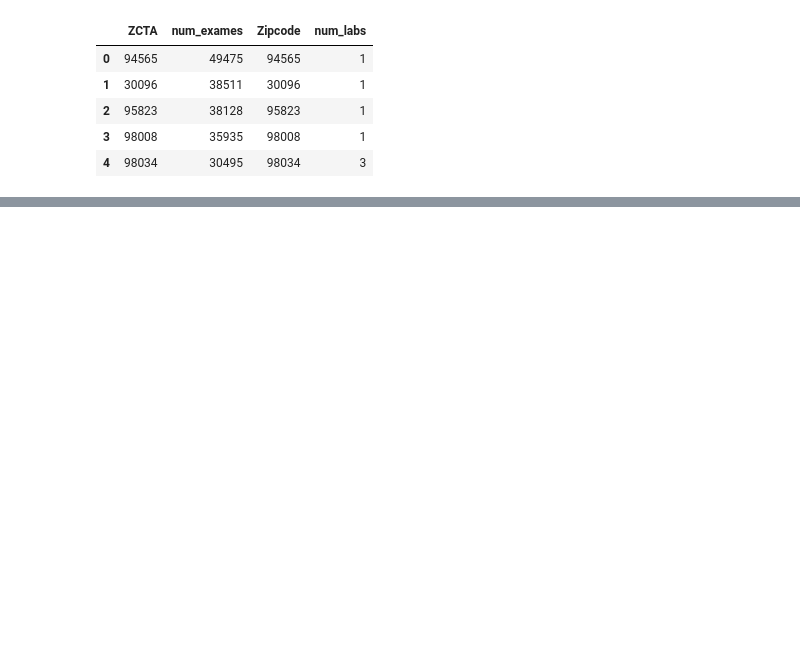
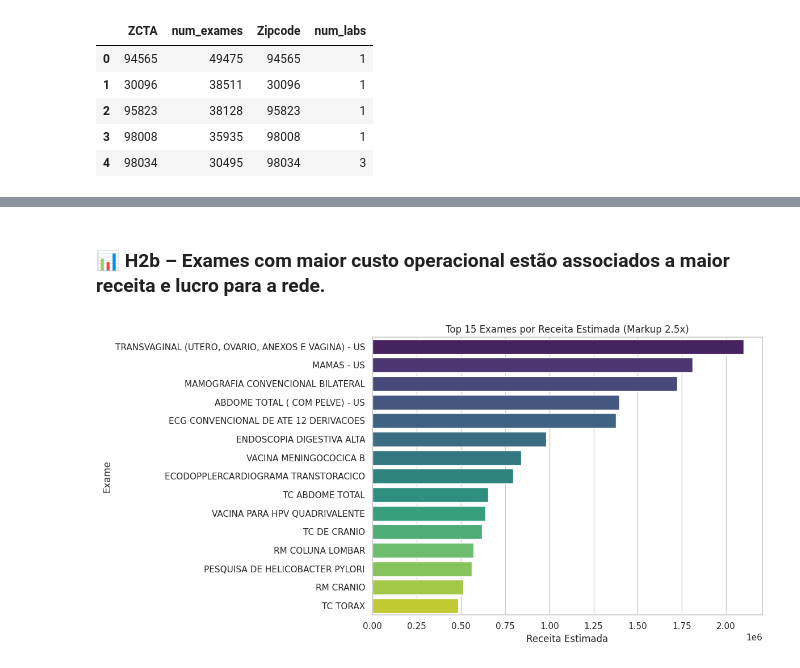
Before and after one commit to ezschneider/labs-strategic-expansion, a Jupyter notebook: notebooks/H2_actual_exams_performace.ipynb, the cells around one changed output, grey strips where cells are left out. Saved outputs shown, nothing was run; the diff lists cells and outputs as text; code cells hidden in the pictures; blank space fills up the shorter version.

```diff
--- a/notebooks/H2_actual_exams_performace.ipynb
+++ b/notebooks/H2_actual_exams_performace.ipynb
@@ -292,0 +339,26 @@ IFrame('../reports/top15_zctas_labs.html', width=900, height=600)
+# %% [markdown]
+### 📊 H2b – Exames com maior custo operacional estão associados a maior receita e lucro para a rede.
+# %%
+exam_freq = dfs['transactional'].groupby('CodItem').size().reset_index(name='num_exames')
+
+exam_analysis = exam_freq.merge(dfs['exams'][['CodItem', 'Desc Item', 'Testing Cost']], on='CodItem', how='left')
+exam_analysis['Testing Cost'] = exam_analysis['Testing Cost'].astype(str).str.replace(',', '.').astype(float)
+
+# Estima preço cobrado com markup de 2.5x sobre o custo
+exam_analysis['preco_estimado'] = exam_analysis['Testing Cost'] * 2.5
+
+# Estima receita por tipo de exame
+exam_analysis['receita_estimada'] = exam_analysis['preco_estimado'] * exam_analysis['num_exames']
+
+# Ordena pelos exames com maior receita estimada
+top_receita = exam_analysis.sort_values(by='receita_estimada', ascending=False).head(15)
+
+plt.figure(figsize=(12, 6))
+sns.barplot(data=top_receita, x='receita_estimada', y='Desc Item', hue='Desc Item', palette='viridis')
+plt.title('Top 15 Exames por Receita Estimada (Markup 2.5x)')
+plt.xlabel('Receita Estimada')
+plt.ylabel('Exame')
+plt.tight_layout()
+plt.show()
+# %% [output]
+[figure, added]
```
Also changed, not shown: parts of 7 cells of this notebook, 3 other files.
